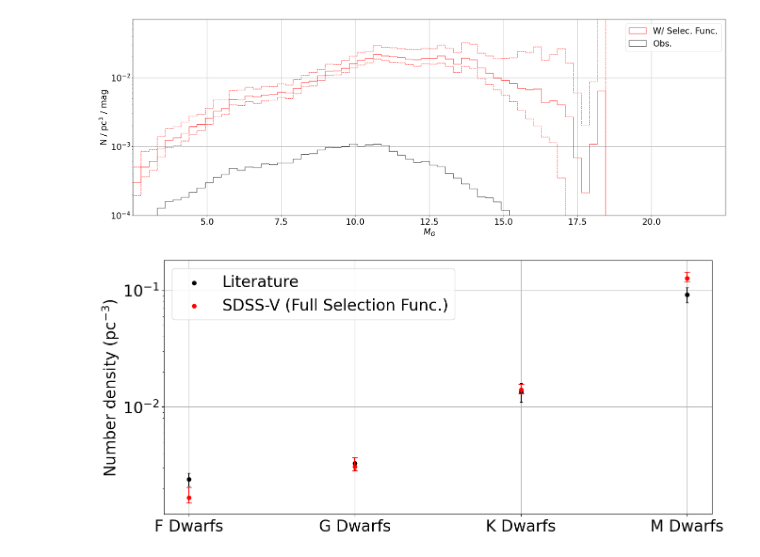
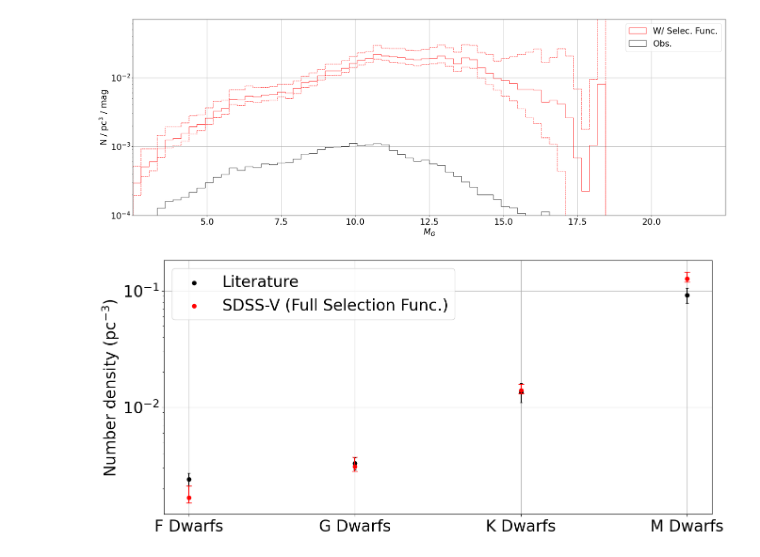
Before and after one commit to imedan/snc_sf, a Jupyter notebook: notebooks/DR19_example.ipynb, the cells around one changed output. Saved outputs shown, nothing was run; the diff lists cells and outputs as text; code cells hidden in the pictures.

Commit message:
change example to use bootstrap function

```diff
--- a/notebooks/DR19_example.ipynb
+++ b/notebooks/DR19_example.ipynb
@@ -11,51 +11,53 @@ plt.style.use('%s/mystyle.mplstyle' % os.environ['MPL_STYLES'])
 sncsf = SNCSelectionFunction('../../obs_100pc_dr19.csv')
 sncsf.sample_posterior(1000)
 # %%
+def lum_func(weights, MG, MG_lum):
+    N, _ = np.histogram(MG, weights=weights, bins=MG_lum)
+    return N
+
+
+#create filter expresion
+MG = sncsf.data['phot_g_mean_mag'] + 5 * np.log10(1e-3 * sncsf.data['parallax']) + 5
+filt = (pl.col("phot_g_mean_mag") < 20)  & (MG < 10 * sncsf.data['g_rp'] + 5)
+
+# data to be passed to lum_func
+data_expr = [(pl.col('phot_g_mean_mag') + 5 * np.log10(1e-3 * pl.col('parallax')) + 5)]
+
+# bins for the lum_func
 MG_lum = np.linspace(2.5, 22.5, 75)
+args = [MG_lum]
 
-N_boot = np.zeros((MG_lum.shape[0] - 1, 1000))
-
-MG = sncsf.data['phot_g_mean_mag'] + 5 * np.log10(1e-3 * sncsf.data['parallax']) + 5
-filtered = sncsf.data.filter((pl.col("phot_g_mean_mag") < 20)  & (MG < 10 * sncsf.data['g_rp'] + 5))
-MG = filtered.select(pl.col('phot_g_mean_mag') + 5 * np.log10(1e-3 * pl.col('parallax')) + 5).to_numpy().reshape((-1, ))
-
-for i in range(1000):
-    sub_boot = filtered.select(pl.col("pselect_samps").arr.get(i)).to_numpy().reshape((-1, ))
-    Veff = filtered.select(pl.col("Veff_samps").arr.get(i)).to_numpy().reshape((-1, ))
-    ev = np.isfinite(sub_boot) & np.isfinite(Veff)
-    idx = np.random.choice(np.sum(ev), np.sum(ev))
-    N_boot[:, i], _ = np.histogram(MG[ev][idx],
-                                   weights=1 / (sub_boot[ev][idx] * Veff[ev][idx]), bins=MG_lum)
+N_boot = sncsf.bootstrap_values(lum_func, filt, data_expr, args)
 # %%
 N, _ = np.histogram(MG,
                     bins=MG_lum, weights=np.zeros(len(MG)) + 1 / (4/3 * np.pi * 100 ** 3))
 # %%
 plt.figure(figsize=(30, 10))
 
-plt.hist(MG_lum[:-1], bins=MG_lum, weights=np.nanmedian(N_boot, axis=1) / (MG_lum[1] - MG_lum[0]), label='W/ Selec. Func.',
+plt.hist(MG_lum[:-1], bins=MG_lum, weights=np.nanmedian(N_boot, axis=0) / (MG_lum[1] - MG_lum[0]), label='W/ Selec. Func.',
         histtype='step', lw=2, edgecolor='r')
 plt.hist(MG_lum[:-1], bins=MG_lum,
-         weights=np.nanpercentile(N_boot, 2.5, axis=1) / (MG_lum[1] - MG_lum[0]),
+         weights=np.nanpercentile(N_boot, 2.5, axis=0) / (MG_lum[1] - MG_lum[0]),
          label=None,
         histtype='step', lw=1, linestyle='--', edgecolor='r')
 plt.hist(MG_lum[:-1], bins=MG_lum,
-         weights=np.nanpercentile(N_boot, 97.5, axis=1) / (MG_lum[1] - MG_lum[0]),
+         weights=np.nanpercentile(N_boot, 97.5, axis=0) / (MG_lum[1] - MG_lum[0]),
          label=None,
         histtype='step', lw=1, linestyle='--', edgecolor='r')
 
 plt.hist(MG_lum[:-1], bins=MG_lum, weights=N / (MG_lum[1] - MG_lum[0]), label='Obs.',
         histtype='step', lw=2, edgecolor='k')
 
 plt.xticks(np.arange(5, 22.5, 2.5))
 
 plt.grid()
 plt.xlim((2.5, 22.5))
 plt.ylim((1e-4, 7e-2))
 plt.yscale('log')
 plt.xlabel(r'$M_G$')
 plt.ylabel(r'N / pc$^3$ / mag')
 plt.legend()
 plt.show()
 # %% [output]
-[figure, old version]
+[figure, new version]
 # %%
```
Also changed, not shown: parts of 1 cell of this notebook.
